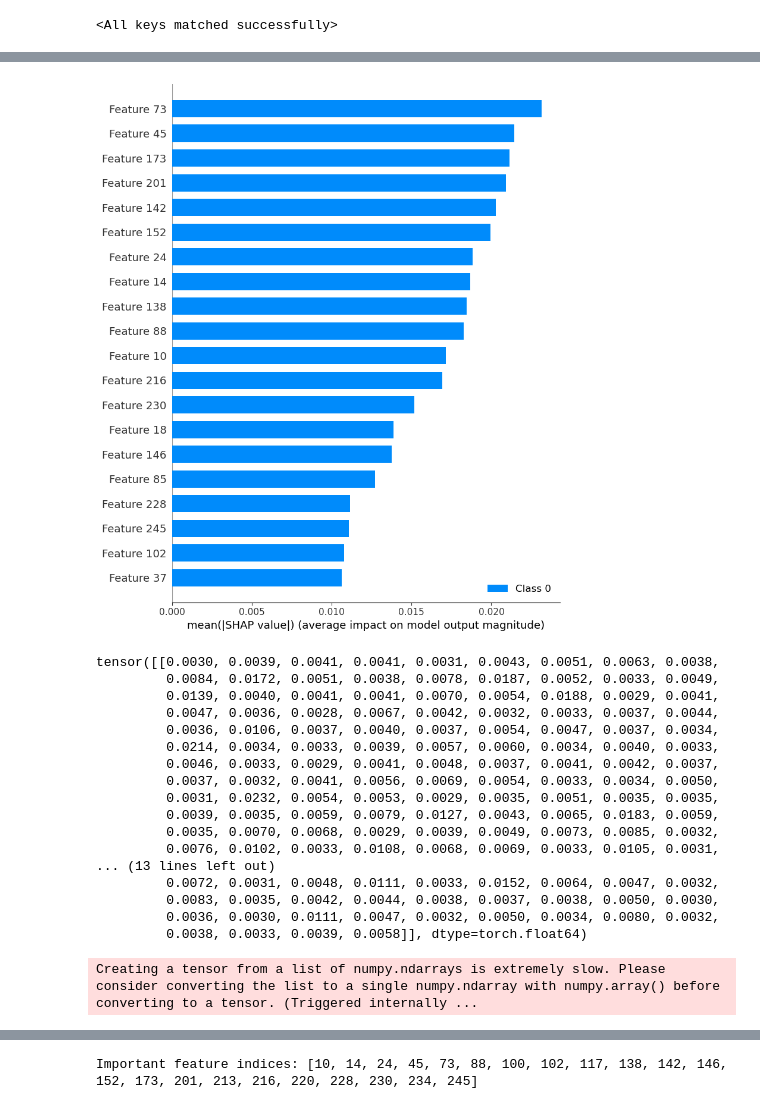
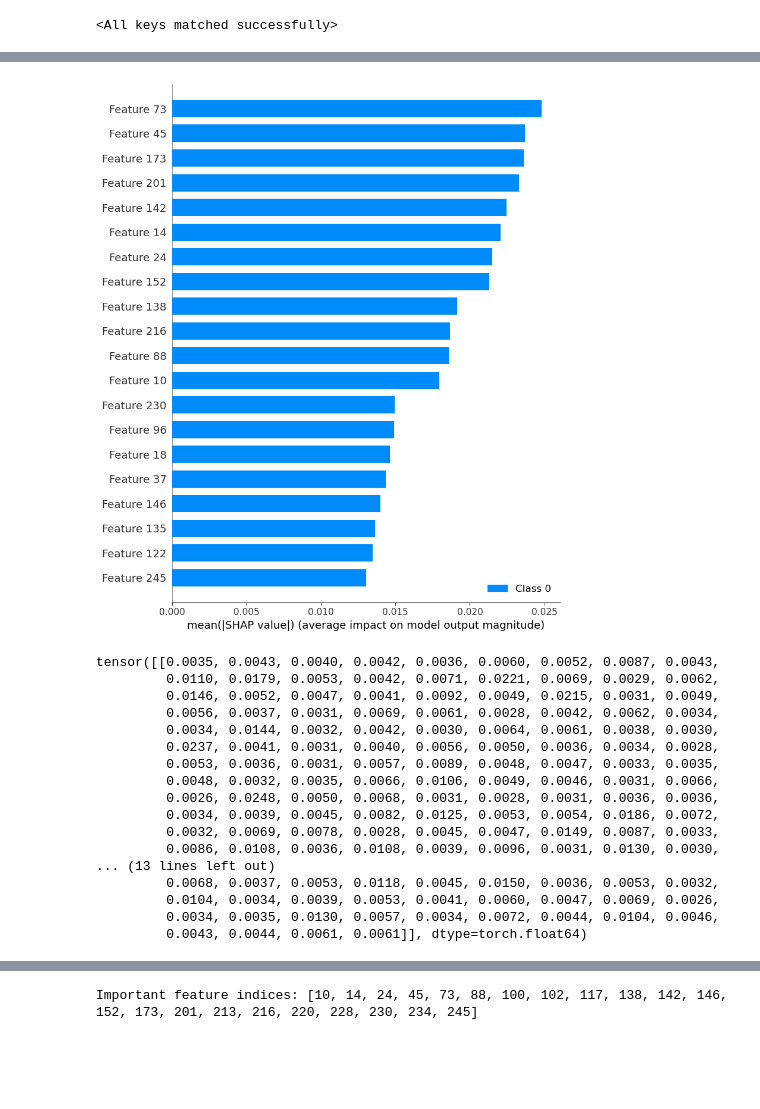
Before and after one commit to myanacondadonttt/RoofNetXAI, a Jupyter notebook: Notebooks/Algorithms Shap.ipynb, the cells around one changed output, grey strips where cells are left out. Saved outputs shown, nothing was run; the diff lists cells and outputs as text; code cells hidden in the pictures; blank space fills up the shorter version.

```diff
--- a/Notebooks/Algorithms Shap.ipynb
+++ b/Notebooks/Algorithms Shap.ipynb
@@ -691,40 +656,36 @@ import shap
 import torch
 import numpy as np
 
-
+# Assuming your model is defined somewhere above
 # Making sure the model is in evaluation mode
 model.eval()
 
 # Define device (use CUDA if available)
 device = torch.device("cuda" if torch.cuda.is_available() else "cpu")
 
-# Your input and labels (which you have already defined)
+# I'm assuming the gen_binary_data function and its parameters are defined elsewhere
 data_hold, label_hold = gen_binary_data(latents, meta)
 
 # Convert your data to float32 type if it's not already
 data_hold = data_hold.astype(np.float32)
 
-
 def batch_predict(data):
+    """ Feed the data in batches to the model for prediction """
     data = torch.from_numpy(data).float().to(device)
     with torch.no_grad():  # Disable gradient calculations for speedup and memory saving
         outputs = model(data)
     return outputs.detach().cpu().numpy()
 
-# Split your data into background and test datasets
-background_data_np = data_hold[:500]  # Use 500 data points as background data
-test_data_np = data_hold[500:1000]  # Use 500 data points as test data
+# Split your data into background and test datasets directly
+background_data = data_hold[:200]  # For example, use 500 data points as background data
+test_data = data_hold[200:400]  # Use another set of 500 data points as test data
 
-# Summarize the background data using k-means
-K = 50
-background_data_np_summary = shap.kmeans(background_data_np, K)
+# Initialize the KernelExplainer with the batch prediction function and background data
+explainer = shap.KernelExplainer(batch_predict, background_data)
 
-# Initialize the KernelExplainer
-explainer = shap.KernelExplainer(batch_predict, background_data_np_summary)
+# Compute SHAP values for the test data
+shap_values = explainer.shap_values(test_data)
 
-# Compute SHAP values
-shap_values = explainer.shap_values(test_data_np)
-
-# Visualization
-shap.summary_plot(shap_values, test_data_np)
+# Visualize the SHAP values using a summary plot
+shap.summary_plot(shap_values, test_data)
 # %% [output]
@@ -733,24 +693,23 @@ The default value of `n_init` will change from 10 to 'auto' in 1.4. Set the valu
-[figure, old version]
+[figure, new version]
 # %%
 shap_values_tensor = torch.tensor(shap_values)
 mean_abs_shap_values = torch.mean(torch.abs(shap_values_tensor), axis=1)
 print(mean_abs_shap_values)
 # %% [output]
-tensor([[0.0030, 0.0039, 0.0041, 0.0041, 0.0031, 0.0043, 0.0051, 0.0063, 0.0038,
-         0.0084, 0.0172, 0.0051, 0.0038, 0.0078, 0.0187, 0.0052, 0.0033, 0.0049,
-         0.0139, 0.0040, 0.0041, 0.0041, 0.0070, 0.0054, 0.0188, 0.0029, 0.0041,
-         0.0047, 0.0036, 0.0028, 0.0067, 0.0042, 0.0032, 0.0033, 0.0037, 0.0044,
-         0.0036, 0.0106, 0.0037, 0.0040, 0.0037, 0.0054, 0.0047, 0.0037, 0.0034,
-         0.0214, 0.0034, 0.0033, 0.0039, 0.0057, 0.0060, 0.0034, 0.0040, 0.0033,
-         0.0046, 0.0033, 0.0029, 0.0041, 0.0048, 0.0037, 0.0041, 0.0042, 0.0037,
-         0.0037, 0.0032, 0.0041, 0.0056, 0.0069, 0.0054, 0.0033, 0.0034, 0.0050,
-         0.0031, 0.0232, 0.0054, 0.0053, 0.0029, 0.0035, 0.0051, 0.0035, 0.0035,
-         0.0039, 0.0035, 0.0059, 0.0079, 0.0127, 0.0043, 0.0065, 0.0183, 0.0059,
-         0.0035, 0.0070, 0.0068, 0.0029, 0.0039, 0.0049, 0.0073, 0.0085, 0.0032,
-         0.0076, 0.0102, 0.0033, 0.0108, 0.0068, 0.0069, 0.0033, 0.0105, 0.0031,
+tensor([[0.0035, 0.0043, 0.0040, 0.0042, 0.0036, 0.0060, 0.0052, 0.0087, 0.0043,
+         0.0110, 0.0179, 0.0053, 0.0042, 0.0071, 0.0221, 0.0069, 0.0029, 0.0062,
+         0.0146, 0.0052, 0.0047, 0.0041, 0.0092, 0.0049, 0.0215, 0.0031, 0.0049,
+         0.0056, 0.0037, 0.0031, 0.0069, 0.0061, 0.0028, 0.0042, 0.0062, 0.0034,
+         0.0034, 0.0144, 0.0032, 0.0042, 0.0030, 0.0064, 0.0061, 0.0038, 0.0030,
+         0.0237, 0.0041, 0.0031, 0.0040, 0.0056, 0.0050, 0.0036, 0.0034, 0.0028,
+         0.0053, 0.0036, 0.0031, 0.0057, 0.0089, 0.0048, 0.0047, 0.0033, 0.0035,
+         0.0048, 0.0032, 0.0035, 0.0066, 0.0106, 0.0049, 0.0046, 0.0031, 0.0066,
+         0.0026, 0.0248, 0.0050, 0.0068, 0.0031, 0.0028, 0.0031, 0.0036, 0.0036,
+         0.0034, 0.0039, 0.0045, 0.0082, 0.0125, 0.0053, 0.0054, 0.0186, 0.0072,
+         0.0032, 0.0069, 0.0078, 0.0028, 0.0045, 0.0047, 0.0149, 0.0087, 0.0033,
+         0.0086, 0.0108, 0.0036, 0.0108, 0.0039, 0.0096, 0.0031, 0.0130, 0.0030,
 ... (13 lines left out)
-         0.0072, 0.0031, 0.0048, 0.0111, 0.0033, 0.0152, 0.0064, 0.0047, 0.0032,
-         0.0083, 0.0035, 0.0042, 0.0044, 0.0038, 0.0037, 0.0038, 0.0050, 0.0030,
-         0.0036, 0.0030, 0.0111, 0.0047, 0.0032, 0.0050, 0.0034, 0.0080, 0.0032,
-         0.0038, 0.0033, 0.0039, 0.0058]], dtype=torch.float64)
+         0.0068, 0.0037, 0.0053, 0.0118, 0.0045, 0.0150, 0.0036, 0.0053, 0.0032,
+         0.0104, 0.0034, 0.0039, 0.0053, 0.0041, 0.0060, 0.0047, 0.0069, 0.0026,
+         0.0034, 0.0035, 0.0130, 0.0057, 0.0034, 0.0072, 0.0044, 0.0104, 0.0046,
+         0.0043, 0.0044, 0.0061, 0.0061]], dtype=torch.float64)
-Creating a tensor from a list of numpy.ndarrays is extremely slow. Please consider converting the list to a single numpy.ndarray with numpy.array() before converting to a tensor. (Triggered internally ...
```
Also changed, not shown: parts of 48 cells of this notebook, 6 other files.
